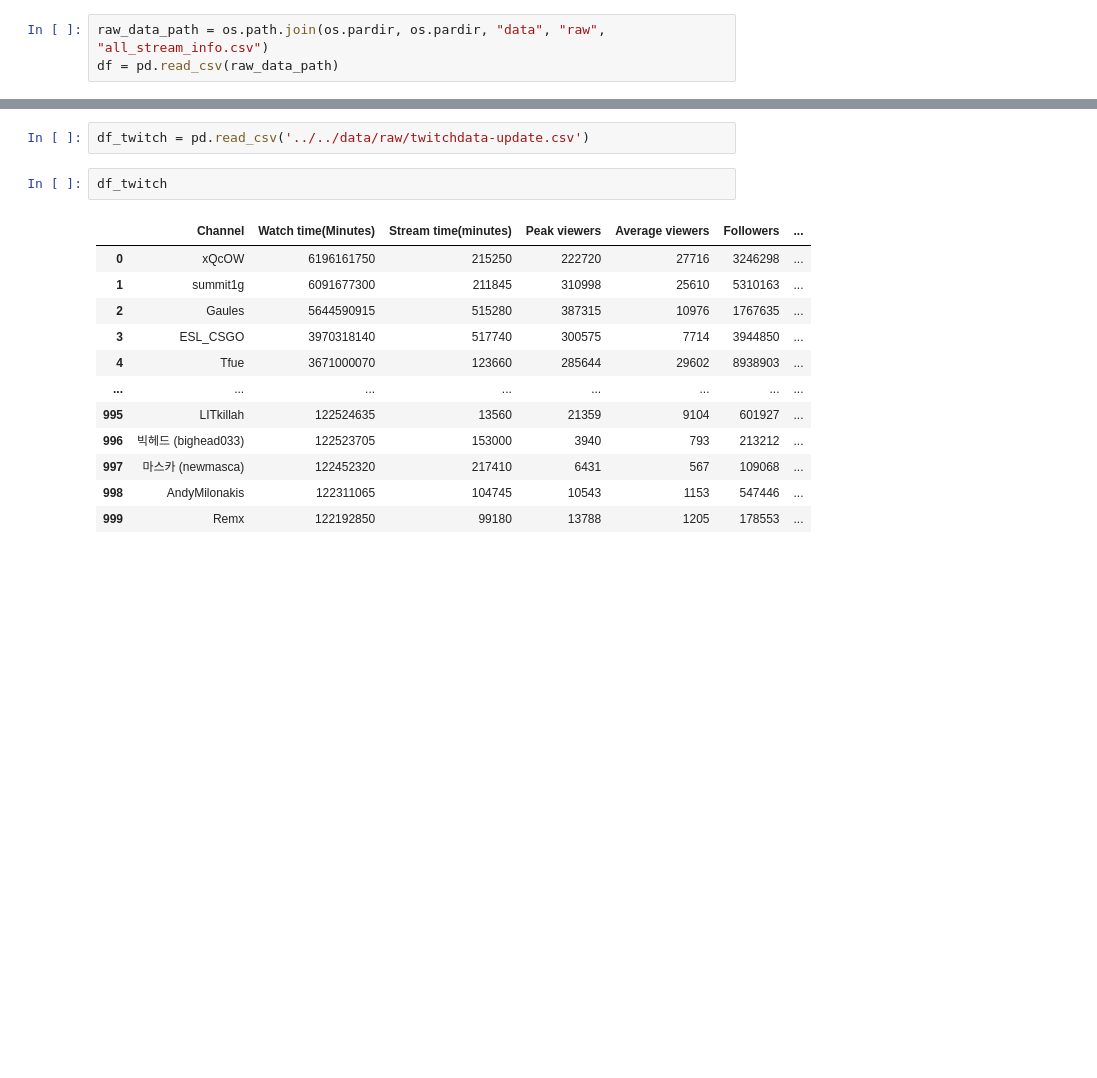
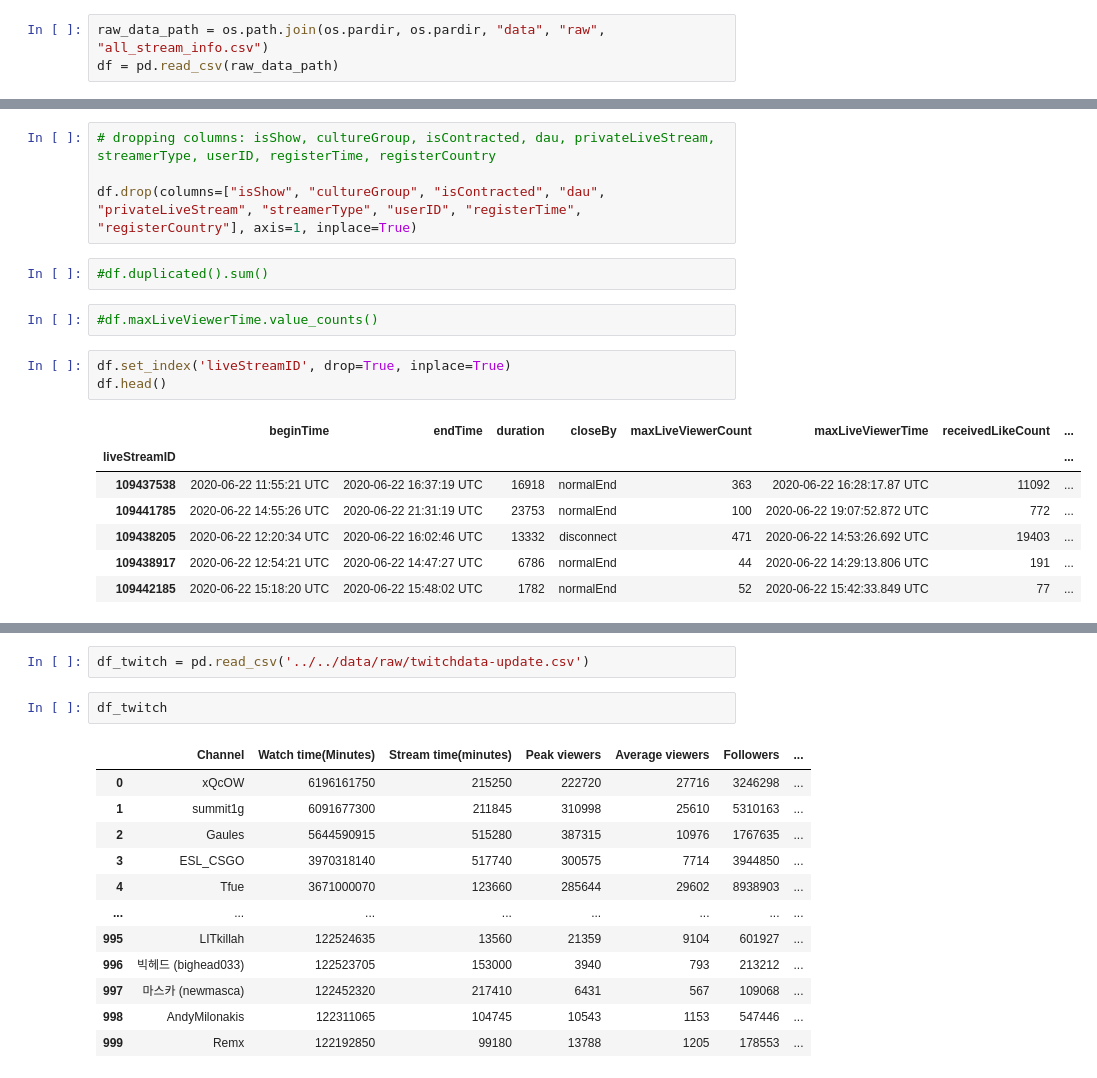
Before and after one commit to oklena/Live_Stream_Data_Analysis, a Jupyter notebook: notebooks/exploratory/EDA.ipynb, the cells around one changed output, grey strips where cells are left out. Drawn from its saved outputs; the diff is of its cells as text; blank space fills up the shorter version.

```diff
--- a/notebooks/exploratory/EDA.ipynb
+++ b/notebooks/exploratory/EDA.ipynb
@@ -25,0 +67,19 @@ df
+# %%
+# dropping columns: isShow, cultureGroup, isContracted, dau, privateLiveStream, streamerType, userID, registerTime, registerCountry
+
+df.drop(columns=["isShow", "cultureGroup", "isContracted", "dau", "privateLiveStream", "streamerType", "userID", "registerTime", "registerCountry"], axis=1, inplace=True)
+# %%
+#df.duplicated().sum()
+# %%
+#df.maxLiveViewerTime.value_counts()
+# %%
+df.set_index('liveStreamID', drop=True, inplace=True)
+df.head()
+# %% [output]
+|  | beginTime | endTime | duration | closeBy | maxLiveViewerCount | maxLiveViewerTime | receivedLikeCount | ... |
+| liveStreamID |  |  |  |  |  |  |  | ... |
+| 109437538 | 2020-06-22 11:55:21 UTC | 2020-06-22 16:37:19 UTC | 16918 | normalEnd | 363 | 2020-06-22 16:28:17.87 UTC | 11092 | ... |
+| 109441785 | 2020-06-22 14:55:26 UTC | 2020-06-22 21:31:19 UTC | 23753 | normalEnd | 100 | 2020-06-22 19:07:52.872 UTC | 772 | ... |
+| 109438205 | 2020-06-22 12:20:34 UTC | 2020-06-22 16:02:46 UTC | 13332 | disconnect | 471 | 2020-06-22 14:53:26.692 UTC | 19403 | ... |
+| 109438917 | 2020-06-22 12:54:21 UTC | 2020-06-22 14:47:27 UTC | 6786 | normalEnd | 44 | 2020-06-22 14:29:13.806 UTC | 191 | ... |
+| 109442185 | 2020-06-22 15:18:20 UTC | 2020-06-22 15:48:02 UTC | 1782 | normalEnd | 52 | 2020-06-22 15:42:33.849 UTC | 77 | ... |
```
Also changed, not shown: parts of 24 cells of this notebook.
